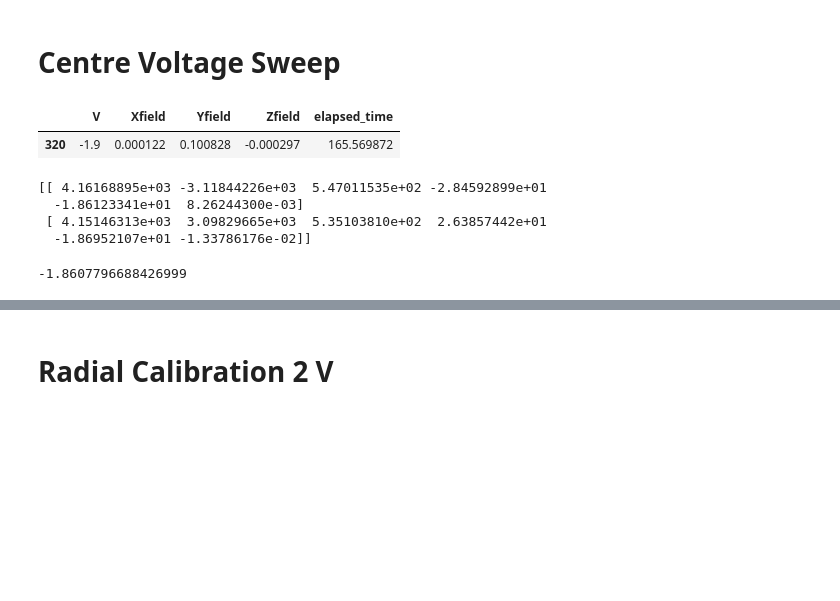
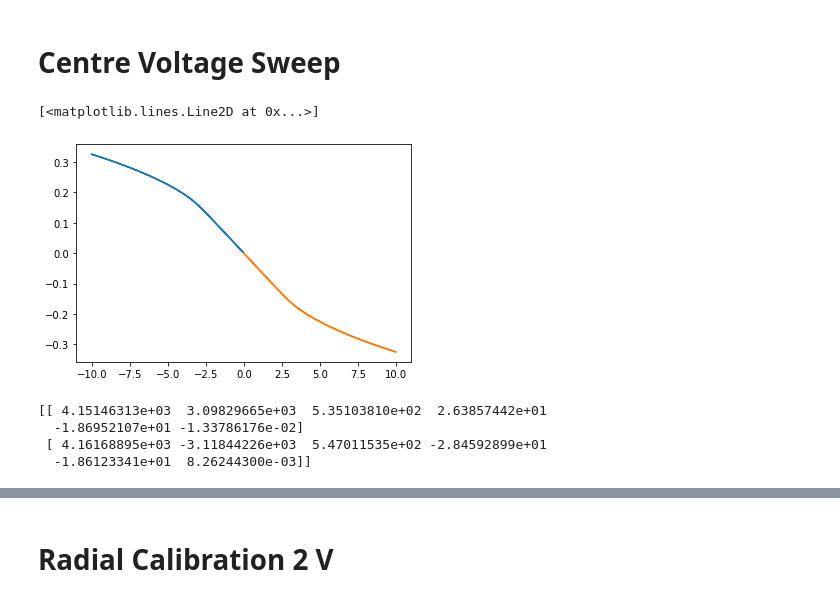
Before and after one commit to jeraldtm/Icarus, a Jupyter notebook: icarus_calib_shims.ipynb, the cells around one changed output, grey strips where cells are left out. Cells and saved outputs as stored; diff of their text form; code cells hidden in the pictures; blank space fills up the shorter version.

```diff
--- a/icarus_calib_shims.ipynb
+++ b/icarus_calib_shims.ipynb
@@ -11,33 +12,31 @@ Warning: Cannot change to a different GUI toolkit: qt. Using notebook instead.
 # Centre Voltage Sweep
 # %%
 cen_v= pd.read_csv('./2019-06-29/phi0_daedalus_voltCenter_calib_2019-06-29_2.csv', comment="#")
-# %%
-cen_v[abs(cen_v.Yfield-0.1)<0.001]
-# %% [output]
-|  | V | Xfield | Yfield | Zfield | elapsed_time |
-| 320 | -1.9 | 0.000122 | 0.100828 | -0.000297 | 165.569872 |
 # %%
-cen_vp = cen_v[cen_v.Yfield>0]
-cen_vn = cen_v[cen_v.Yfield<0]
+cen_vn = cen_v[cen_v.Yfield>0]
+cen_vp = cen_v[cen_v.Yfield<0]
+# %%
+plt.figure()
+plt.plot(cen_vn.V.values, cen_vn.Yfield.values)
+plt.plot(cen_vp.V.values, cen_vp.Yfield.values)
+# %% [output]
+[<matplotlib.lines.Line2D at 0x...>]
+[figure, added]
 # %%
 cen_vp_coeff = np.polyfit(cen_vp.Yfield.values, cen_vp.V.values, 5)
 cen_vn_coeff = np.polyfit(cen_vn.Yfield.values, cen_vn.V.values, 5)
 cen_v_coeffs = np.asarray([cen_vp_coeff, cen_vn_coeff])
 print(cen_v_coeffs)
 # %% [output]
-[[ 4.16168895e+03 -3.11844226e+03  5.47011535e+02 -2.84592899e+01
-  -1.86123341e+01  8.26244300e-03]
- [ 4.15146313e+03  3.09829665e+03  5.35103810e+02  2.63857442e+01
-  -1.86952107e+01 -1.33786176e-02]]
+[[ 4.15146313e+03  3.09829665e+03  5.35103810e+02  2.63857442e+01
+  -1.86952107e+01 -1.33786176e-02]
+ [ 4.16168895e+03 -3.11844226e+03  5.47011535e+02 -2.84592899e+01
+  -1.86123341e+01  8.26244300e-03]]
 # %%
 np.savetxt("./icarusCalibCsv/icarus_volt_center_calib.csv", cen_v_coeffs, delimiter=",")
 # %%
 cen_vp_fit = np.poly1d(cen_vp_coeff)
 cen_vn_fit = np.poly1d(cen_vn_coeff)
-# %%
-cen_vp_fit(0.1)
-# %% [output]
--1.8607796688426999
 # %%
 plt.figure(dpi=100)
 
```
Also changed, not shown: parts of 24 cells of this notebook, 3 other files.
